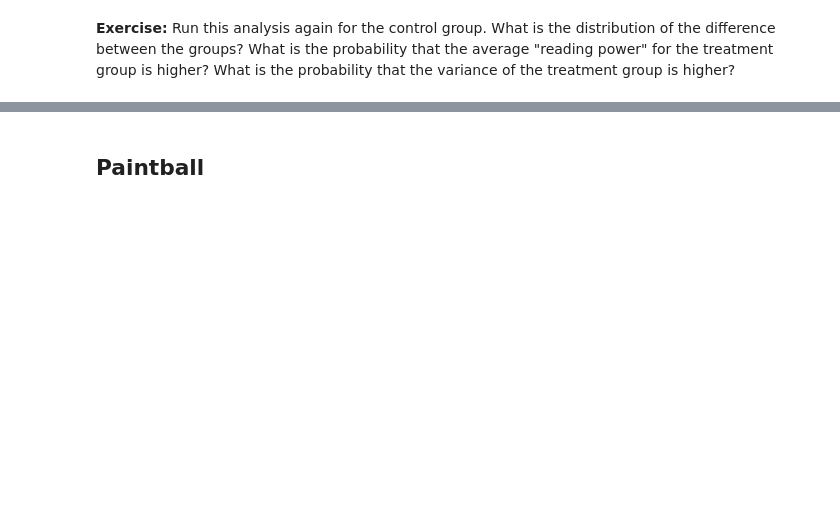
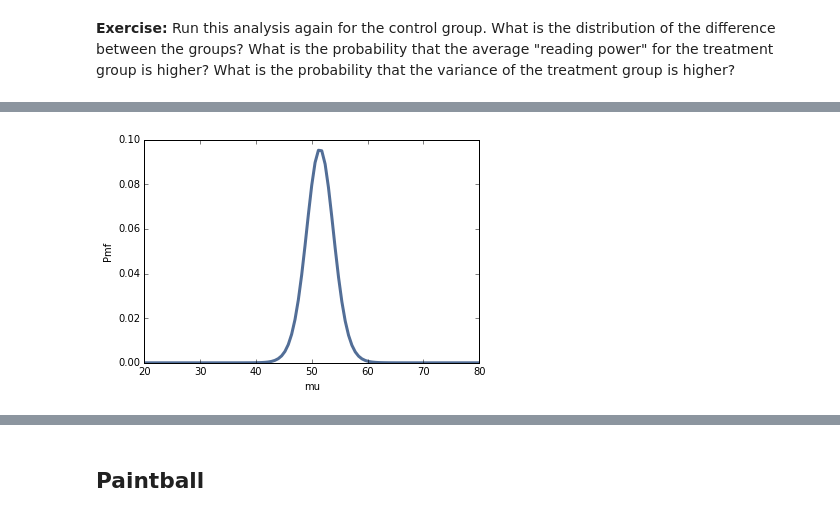
Before and after one commit to NathanYee/ThinkBayes2, a Jupyter notebook: code/chap09mine.ipynb, the cells around one changed output, grey strips where cells are left out. Drawn from its saved outputs; the diff is of its cells as text; code cells hidden in the pictures; blank space fills up the shorter version.

```diff
--- a/code/chap09mine.ipynb
+++ b/code/chap09mine.ipynb
@@ -88,0 +119,6 @@ thinkplot.Pdf(pmf_sigma0)
+# %%
+pmf_mu0 = treated.Marginal(0)
+thinkplot.Pdf(pmf_mu0)
+thinkplot.Config(xlabel='mu', ylabel='Pmf')
+# %% [output]
+[figure, added]
```
Also changed, not shown: parts of 32 cells of this notebook, 2 other files.
